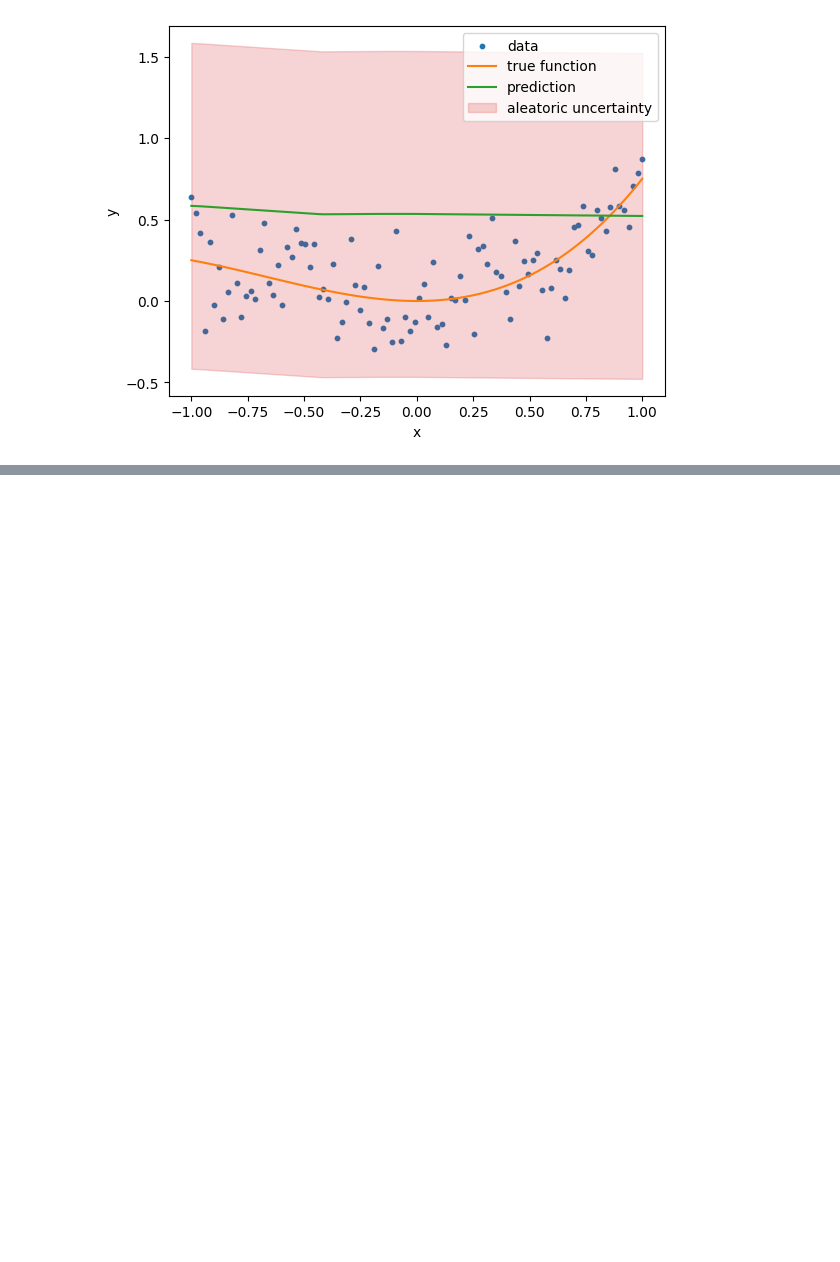
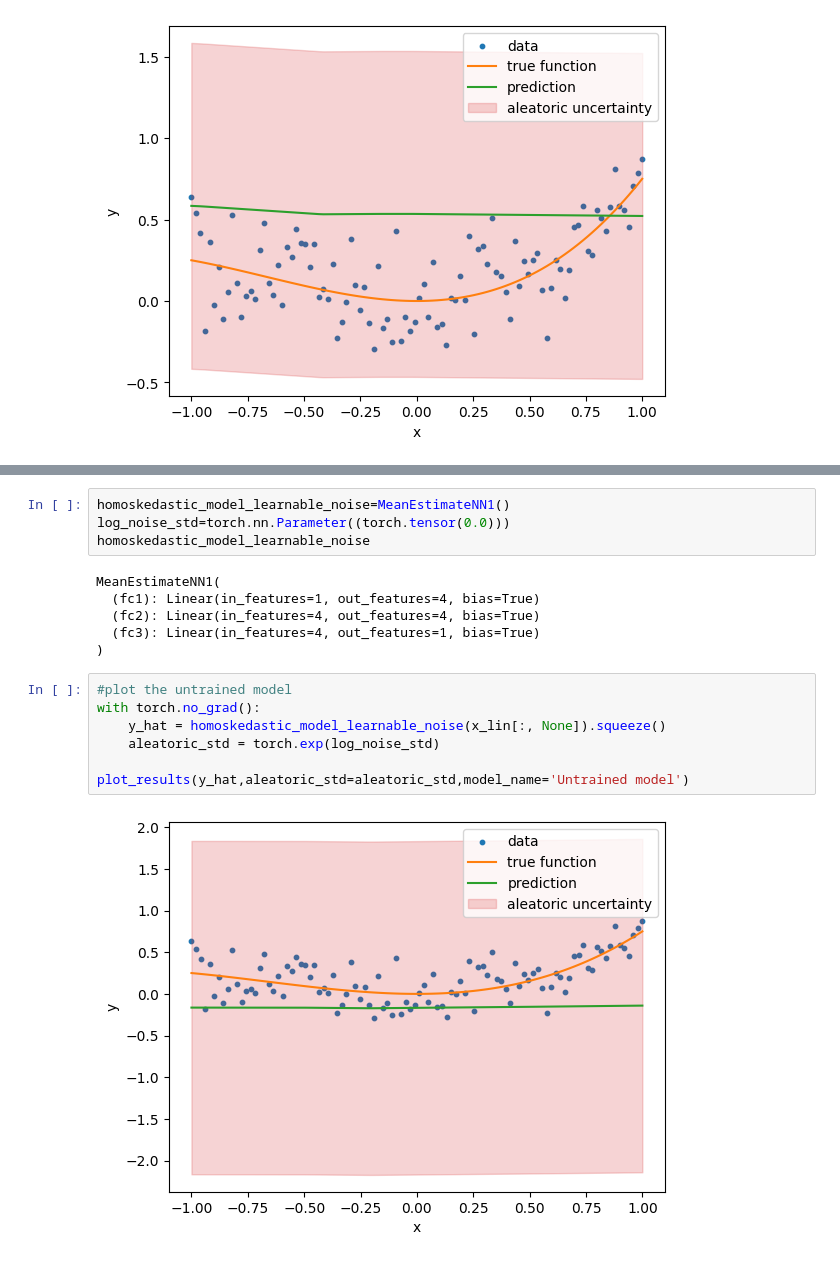
Before and after one commit to rishabh-mondal/Probabilistic-machine-learning, a Jupyter notebook: different_uncertainity_nn.ipynb, the cells around one changed output, grey strips where cells are left out. Drawn from its saved outputs; the diff is of its cells as text; blank space fills up the shorter version.

```diff
--- a/different_uncertainity_nn.ipynb
+++ b/different_uncertainity_nn.ipynb
@@ -85,0 +143,19 @@ plot_results(y_hat,aleatoric_std=torch.exp(fixed_log_noise_std),model_name='Untr
+# %%
+homoskedastic_model_learnable_noise=MeanEstimateNN1()
+log_noise_std=torch.nn.Parameter((torch.tensor(0.0)))
+homoskedastic_model_learnable_noise
+# %% [output]
+MeanEstimateNN1(
+  (fc1): Linear(in_features=1, out_features=4, bias=True)
+  (fc2): Linear(in_features=4, out_features=4, bias=True)
+  (fc3): Linear(in_features=4, out_features=1, bias=True)
+)
+# %%
+#plot the untrained model
+with torch.no_grad():
+    y_hat = homoskedastic_model_learnable_noise(x_lin[:, None]).squeeze()
+    aleatoric_std = torch.exp(log_noise_std)
+
+plot_results(y_hat,aleatoric_std=aleatoric_std,model_name='Untrained model')
+# %% [output]
+[figure, added]
```
Also changed, not shown: parts of 26 cells of this notebook, 1 other file.
